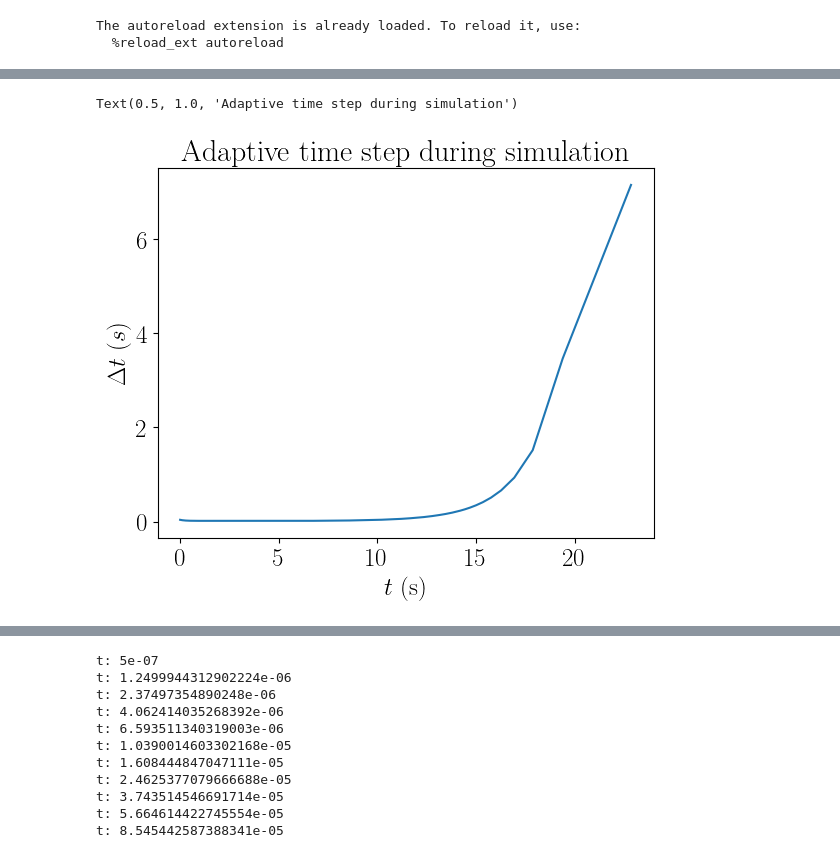
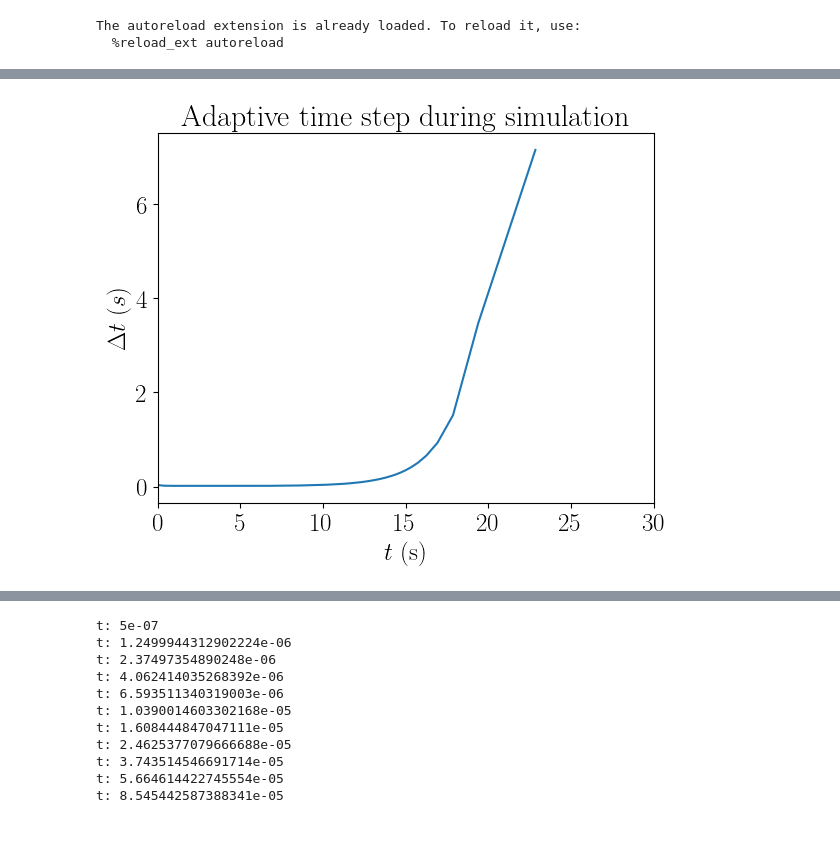
Before and after one commit to lucasattia/crystalPBM, a Jupyter notebook: functions/test_trapezoidalMatrixFree.ipynb, the cells around one changed output, grey strips where cells are left out. Saved outputs shown, nothing was run; the diff lists cells and outputs as text; code cells hidden in the pictures.

```diff
--- a/functions/test_trapezoidalMatrixFree.ipynb
+++ b/functions/test_trapezoidalMatrixFree.ipynb
@@ -81,10 +84,11 @@ plot_results(x_t, L_list, tlist)
 # %%
 # dtlist = np.gradient(tlist)
 dtlist = np.diff(tlist)
 plt.plot(tlist[:-1], dtlist)
 plt.xlabel(r'$t$ (s)')
+plt.xlim(0,tlist[-1])
 plt.ylabel(r'$\Delta t$ ($s$)')
 plt.title('Adaptive time step during simulation')
+plt.savefig('adaptive.jpg', dpi=500, bbox_inches='tight')
 # %% [output]
-Text(0.5, 1.0, 'Adaptive time step during simulation')
-[figure, old version]
+[figure, new version]
```
Also changed, not shown: parts of 3 cells of this notebook, 5 other files.
